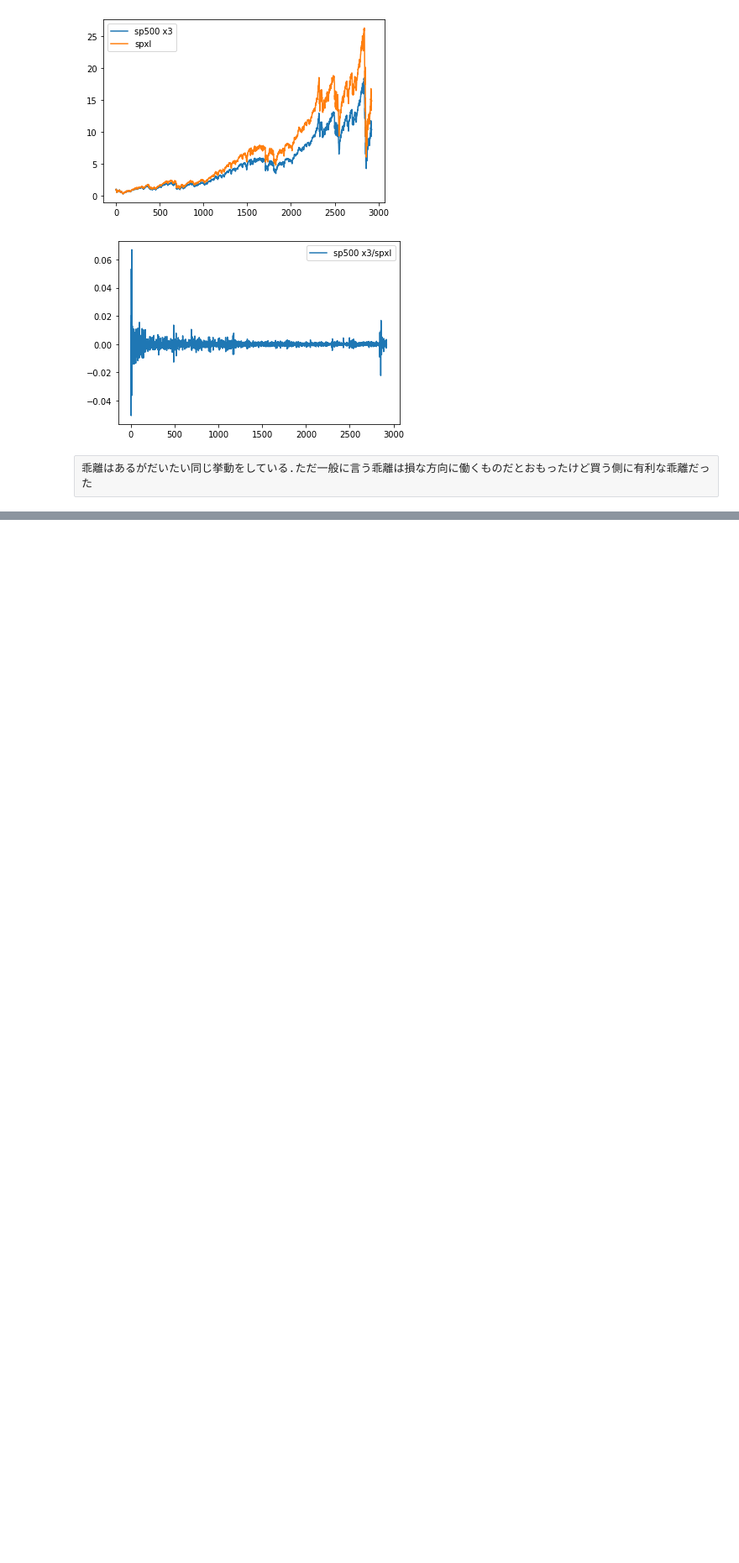
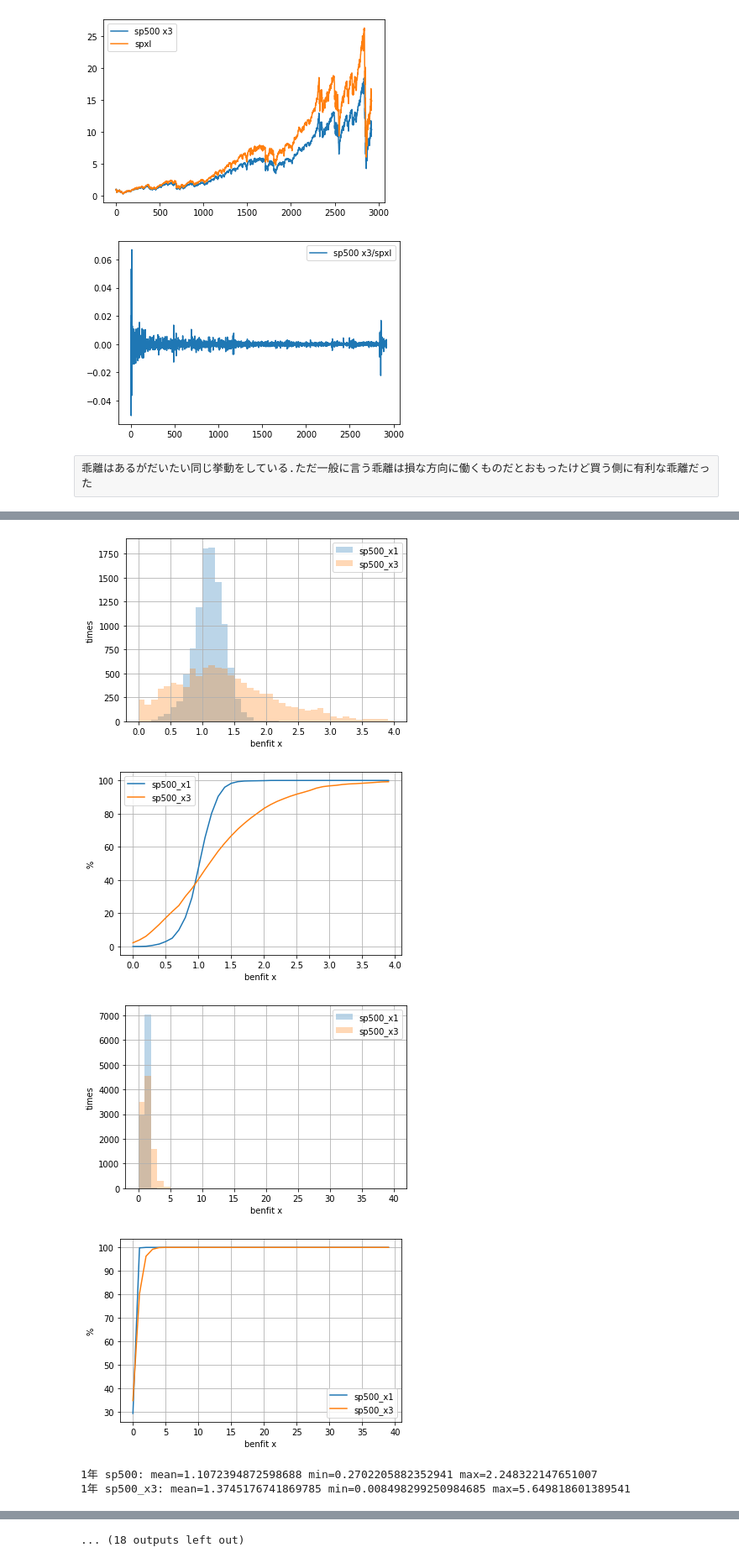
Before and after one commit to IntenF/leveraged_etf, a Jupyter notebook: レバレッジETFの特性調べ.ipynb, the cells around one changed output, grey strips where cells are left out. Shown at 84% size. Saved outputs shown, nothing was run; the diff lists cells and outputs as text; code cells hidden in the pictures; blank space fills up the shorter version.

```diff
--- a/レバレッジETFの特性調べ.ipynb
+++ b/レバレッジETFの特性調べ.ipynb
@@ -92,4 +67,0 @@ plt.yscale('log')
-# %%
-r = np.random.choice(rates, 4000, replace=True)
-plt.plot(r)
-plt.plot(rates)
@@ -203,0 +93,2 @@ for l in [1, 2, 3, 4]:
+# %%
+results = {k:{} for k in datas.keys()}
@@ -203,0 +112,32 @@ for l in [1, 2, 3, 4]:
+# %%
+def show_hist(name, iteration=10000, years=[1,5,10], bins=40, ranges=[[0,4], [0,40]], ):
+    for n in years:
+        for k in ['sp500', 'sp500_x3', 'nasdaq100', 'nasdaq100_x3']:
+            if k[-1] != '3':
+                for r in ranges:
+                    #num, bins, patches = plt.hist([results[k][name][n], results[k+'_x3'][name][n]], bins=bins, ) # histogram
+                    num1, _bins, _ = plt.hist(results[k][name][n], histtype='stepfilled', alpha=0.3, label=k+'_x1', range=r, bins=bins)
+                    num2, _bins, _ = plt.hist(results[k+'_x3'][name][n], histtype='stepfilled', alpha=0.3, label=k+'_x3', range=r, bins=bins)
+                    plt.grid()
+                    plt.legend()
+                    plt.xlabel('benfit x')
+                    plt.ylabel('times')
+                    plt.show()
+                    for i,_n in enumerate([num1, num2]):
+                        plt.plot(_bins[:-1], np.cumsum(_n)/iteration*100, )
+                    plt.legend([k+'_x1', k+'_x3'], loc='best')
+                    plt.xlabel('benfit x')
+                    plt.ylabel('%')
+                    plt.grid()
+                    plt.show()
+
+            print(f'{n}年 {k}: mean={np.mean(results[k][name][n])} min={np.min(results[k][name][n])} max={np.max(results[k][name][n])}')
+# %%
+show_hist('exe1')
+# %% [output]
+[figure, added]
+[figure, added]
+[figure, added]
+[figure, added]
+1年 sp500: mean=1.1072394872598688 min=0.2702205882352941 max=2.248322147651007
+1年 sp500_x3: mean=1.3745176741869785 min=0.008498299250984685 max=5.649818601389541
@@ -203,0 +152 @@ for l in [1, 2, 3, 4]:
+... (18 outputs left out)
```
Also changed, not shown: parts of 37 cells of this notebook.
